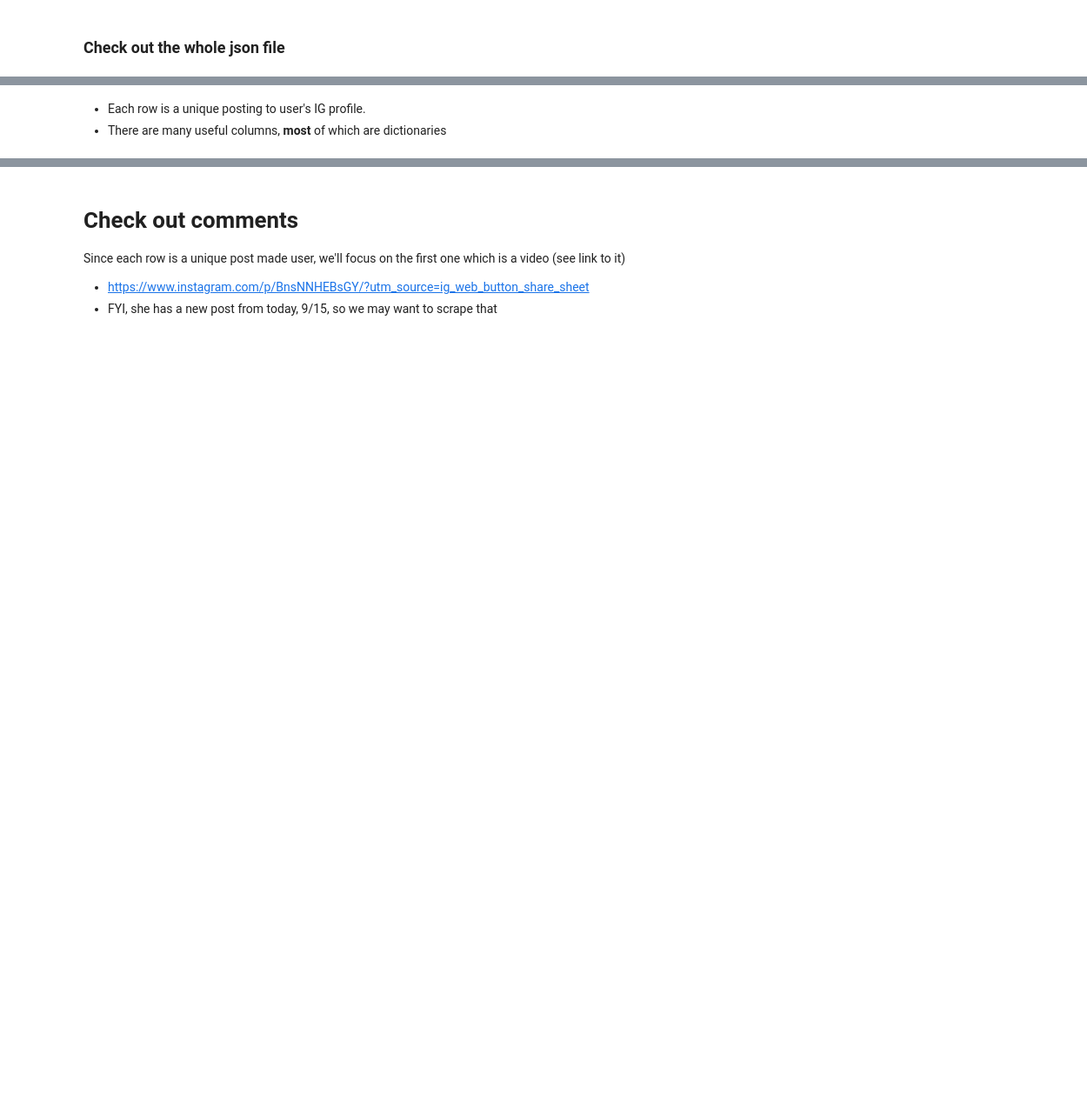
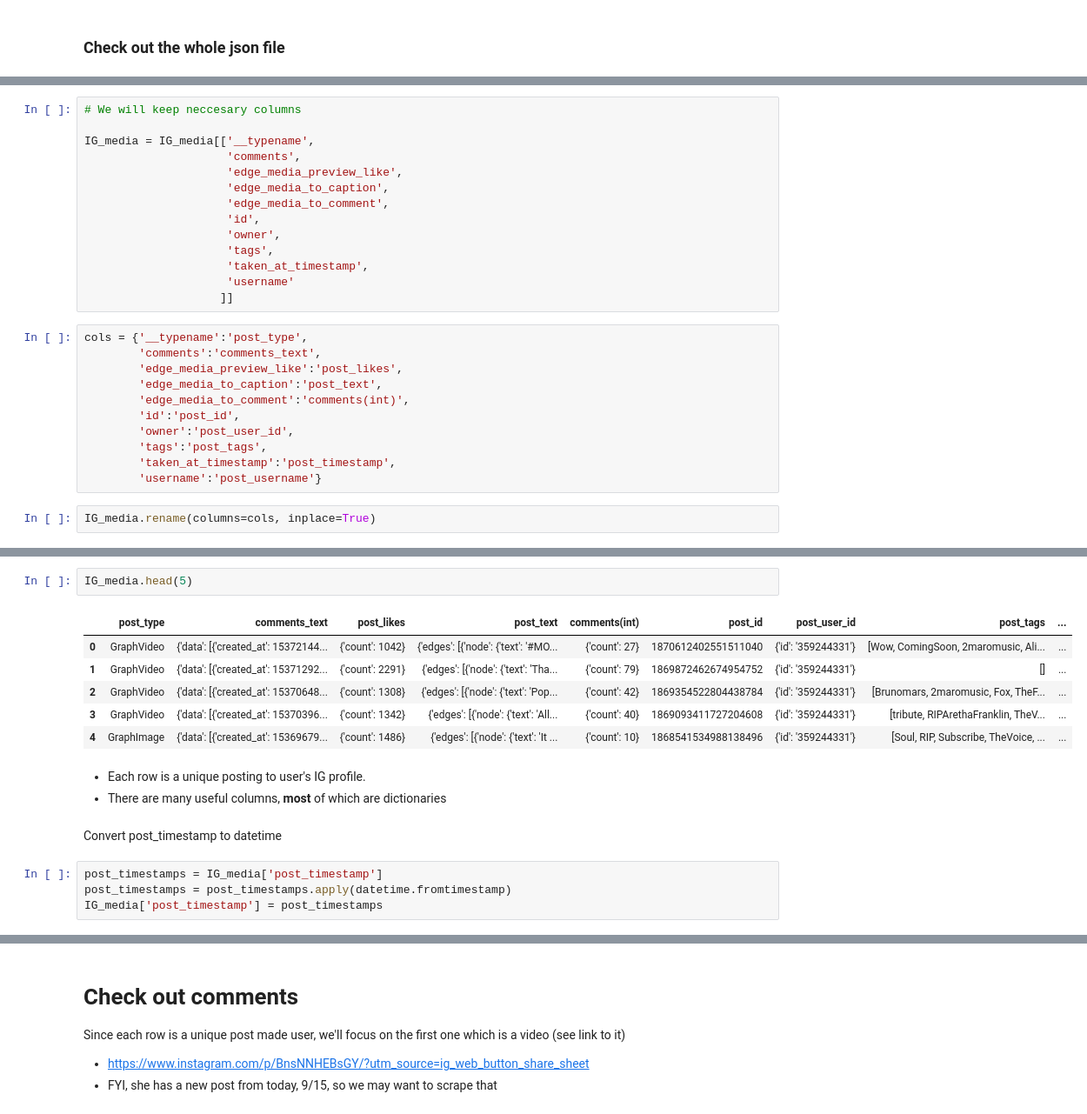
Before and after one commit to karolyxy/breakinghits, a Jupyter notebook: IG_cleaning.ipynb, the cells around one changed output, grey strips where cells are left out. Shown at 87% size. Saved outputs shown, nothing was run; the diff lists cells and outputs as text; blank space fills up the shorter version.

```diff
--- a/IG_cleaning.ipynb
+++ b/IG_cleaning.ipynb
@@ -47,0 +57,27 @@ pp.pprint(list(IG_media.columns))
+# %%
+# We will keep neccesary columns
+
+IG_media = IG_media[['__typename',
+                     'comments',
+                     'edge_media_preview_like',
+                     'edge_media_to_caption',
+                     'edge_media_to_comment',
+                     'id',
+                     'owner',
+                     'tags',
+                     'taken_at_timestamp',
+                     'username'
+                    ]]
+# %%
+cols = {'__typename':'post_type',
+        'comments':'comments_text',
+        'edge_media_preview_like':'post_likes',
+        'edge_media_to_caption':'post_text',
+        'edge_media_to_comment':'comments(int)',
+        'id':'post_id',
+        'owner':'post_user_id',
+        'tags':'post_tags',
+        'taken_at_timestamp':'post_timestamp',
+        'username':'post_username'}
+# %%
+IG_media.rename(columns=cols, inplace=True)
@@ -48,3 +88,18 @@ pp.pprint(list(IG_media.columns))
+# %%
+IG_media.head(5)
+# %% [output]
+|  | post_type | comments_text | post_likes | post_text | comments(int) | post_id | post_user_id | post_tags | ... |
+| 0 | GraphVideo | {'data': [{'created_at': 15372144... | {'count': 1042} | {'edges': [{'node': {'text': '#MO... | {'count': 27} | 1870612402551511040 | {'id': '359244331'} | [Wow, ComingSoon, 2maromusic, Ali... | ... |
+| 1 | GraphVideo | {'data': [{'created_at': 15371292... | {'count': 2291} | {'edges': [{'node': {'text': 'Tha... | {'count': 79} | 1869872462674954752 | {'id': '359244331'} | [] | ... |
+| 2 | GraphVideo | {'data': [{'created_at': 15370648... | {'count': 1308} | {'edges': [{'node': {'text': 'Pop... | {'count': 42} | 1869354522804438784 | {'id': '359244331'} | [Brunomars, 2maromusic, Fox, TheF... | ... |
+| 3 | GraphVideo | {'data': [{'created_at': 15370396... | {'count': 1342} | {'edges': [{'node': {'text': 'All... | {'count': 40} | 1869093411727204608 | {'id': '359244331'} | [tribute, RIPArethaFranklin, TheV... | ... |
+| 4 | GraphImage | {'data': [{'created_at': 15369679... | {'count': 1486} | {'edges': [{'node': {'text': 'It ... | {'count': 10} | 1868541534988138496 | {'id': '359244331'} | [Soul, RIP, Subscribe, TheVoice, ... | ... |
 # %% [markdown]
 - Each row is a unique posting to user's IG profile.
 - There are many useful columns, **most** of which are dictionaries
+# %% [markdown]
+Convert post_timestamp to datetime
+# %%
+post_timestamps = IG_media['post_timestamp']
+post_timestamps = post_timestamps.apply(datetime.fromtimestamp)
+IG_media['post_timestamp'] = post_timestamps
```
Also changed, not shown: parts of 45 cells of this notebook, 1 other file.
